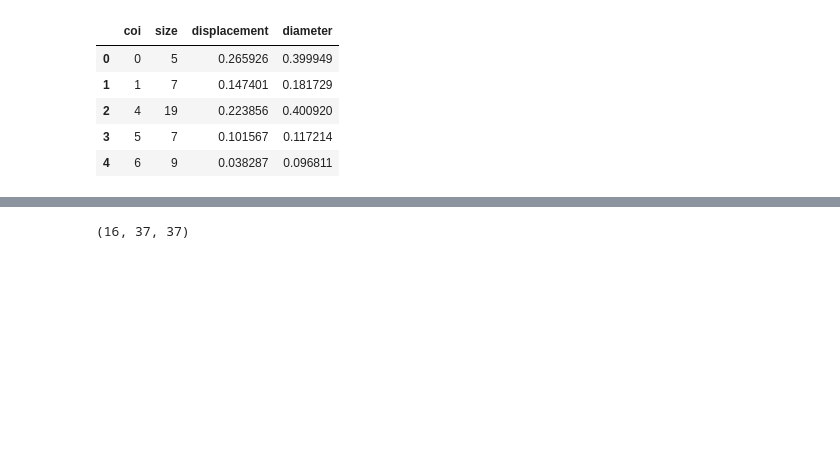
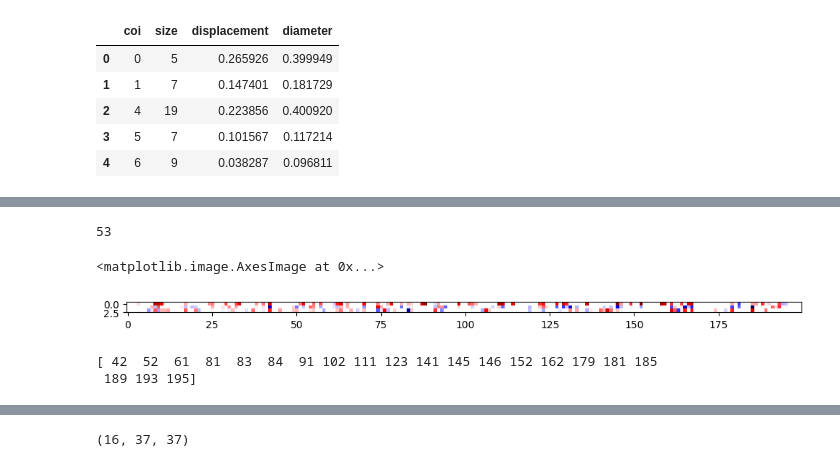
Before and after one commit to stmorse/dtm, a Jupyter notebook: notebooks/viz.ipynb, the cells around one changed output, grey strips where cells are left out. Saved outputs shown, nothing was run; the diff lists cells and outputs as text; code cells hidden in the pictures; blank space fills up the shorter version.

```diff
--- a/notebooks/viz.ipynb
+++ b/notebooks/viz.ipynb
@@ -312,0 +332,55 @@ res2.sort_values(by='displacement', ascending=True).head(20)
+# %%
+coi = 906
+
+labs, cnts = np.unique(hdbs.labels_, return_counts=True)
+labels_trim = np.array([i for i, c in zip(labs, cnts) if i != -1 and c >= 10])
+n = len(labels_trim)
+N = len(years)
+
+mx = np.nan * np.ones((N, n))
+for y in range(N):
+    split_0, split_1 = 12 * 50 * y, 12 * 50 * (y+1)
+
+    idx_a = np.where(hdbs.labels_==coi)[0]
+    sub_a = idx_a[np.where((idx_a >= split_0) & (idx_a < split_1))[0]]
+
+    if len(sub_a) == 0:
+        continue
+
+    avg_a = np.mean(C[sub_a,:], axis=0)
+
+    for xc in range(n):
+        coi_c = labels_trim[xc]
+        idx_c = np.where(hdbs.labels_==coi_c)[0]
+        sub_c = idx_c[np.where((idx_c >= split_0) & (idx_c < split_1))[0]]
+
+        if len(sub_c) == 0:
+            continue
+
+        avg_c = np.mean(C[sub_c,:], axis=0)
+        diff  = np.linalg.norm(avg_a - avg_c)
+
+        mx[y,xc] = diff
+
+change = mx[1:,:] - mx[:-1,:]
+
+# find topic groups "nearby" to coi
+thresh = 0.4
+idx = np.where(hdbs.labels_ == coi)[0]
+centroid_a = np.mean(C[idx,:], axis=0)
+nearby_cois = []
+for c2 in labels_trim:
+    idx = np.where(hdbs.labels_ == c2)[0]
+    centroid_c = np.mean(C[idx,:], axis=0)
+    if np.linalg.norm(centroid_a - centroid_c) <= thresh:
+        nearby_cois.append(c2)
+nearby_cois = np.array(nearby_cois)
+print(len(nearby_cois))
+# %% [output]
+53
+# %%
+fig, ax = plt.subplots(1,1, figsize=(12,6))
+ax.imshow(change[4:7,:], cmap='seismic', interpolation='none')
+# %% [output]
+<matplotlib.image.AxesImage at 0x...>
+[figure, added]
@@ -312,0 +394,7 @@ res2.sort_values(by='displacement', ascending=True).head(20)
+# %%
+nearby_indices = np.where(np.isin(labels_trim, nearby_cois))[0]
+nearby_no_nans = np.intersect1d(nearby_indices, valid_columns_2)
+print(nearby_no_nans)
+# %% [output]
+[ 42  52  61  81  83  84  91 102 111 123 141 145 146 152 162 179 181 185
+ 189 193 195]
```
Also changed, not shown: parts of 22 cells of this notebook, 3 other files.
